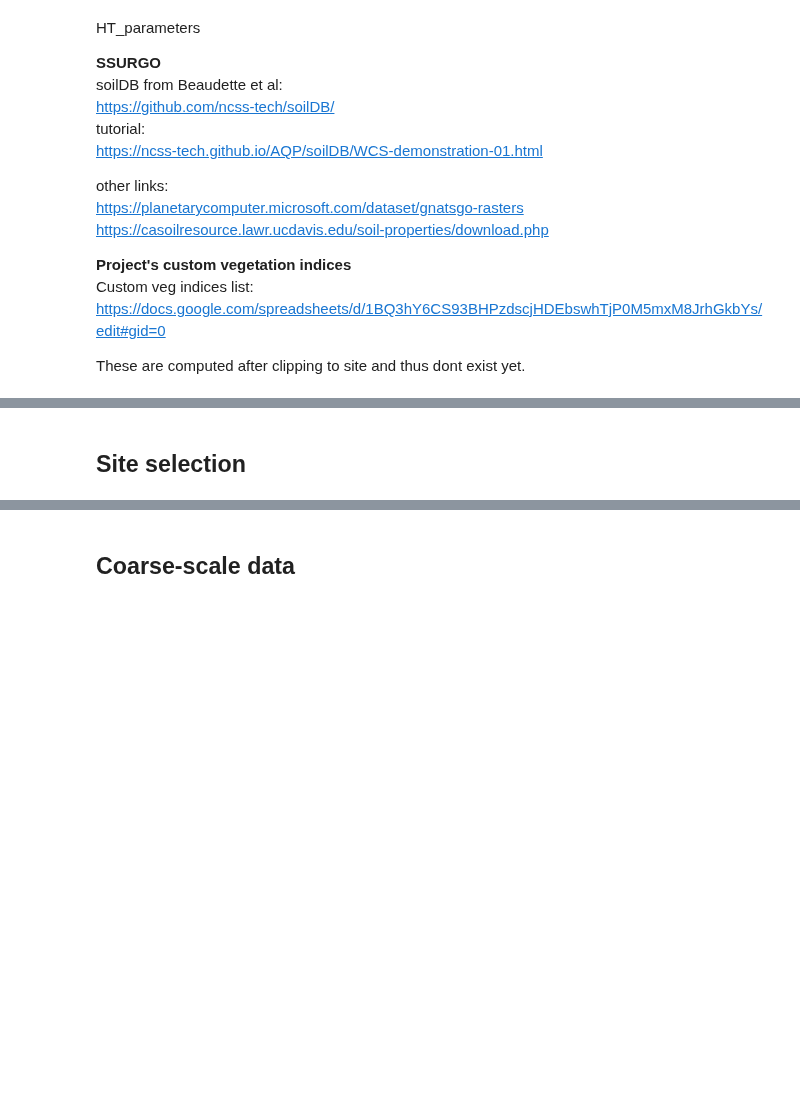
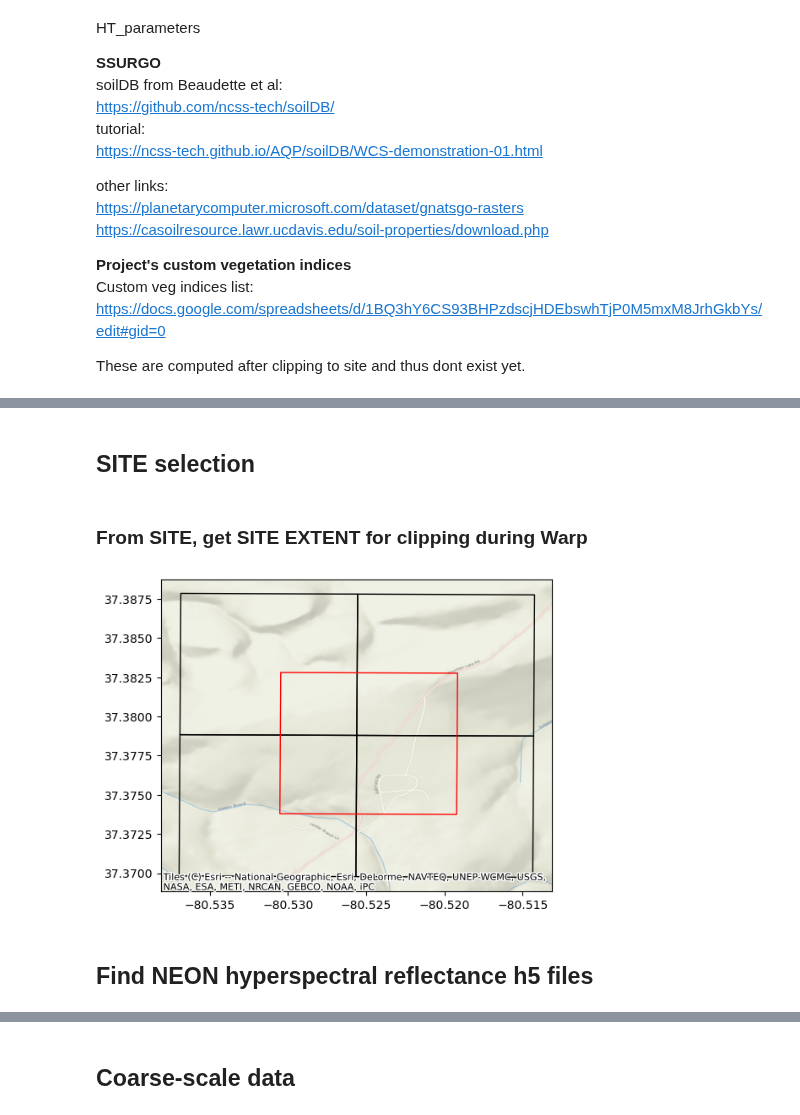
Before and after one commit to pahbs/geoscitools, a Jupyter notebook: stack_NEON_input_example.ipynb, the cells around one changed output, grey strips where cells are left out. Cells and saved outputs as stored; diff of their text form; code cells hidden in the pictures; blank space fills up the shorter version.

```diff
--- a/stack_NEON_input_example.ipynb
+++ b/stack_NEON_input_example.ipynb
@@ -72,3 +72,18 @@ NEON_LIDAR_PRODUCT_DICTIONARY = {
     'DTMGtif': 'DP3.30024.001',
     'FSDGtif': 'DP3.30024.001', #CHM & RUG from Glenn
 }
+
+# Footprints of NEON tiles across all sites (run for LiDAR, should hold for hyperspectral - untested)
+neon_footprints_fn = '/explore/nobackup/people/pmontesa/userfs02/projects/ilab/harding_agb/footprints/footprints_DSM.gpkg'
+neon_footprints_gdf = gpd.read_file(neon_footprints_fn)
+
+# Get 'year' field from 'file' field
+neon_footprints_gdf['year'] = neon_footprints_gdf['file'].str.split('_', expand=True)[0]
+# Get NEON tile identifier needed to find corresponding hyperspectral h5 files (non spatial)
+neon_footprints_gdf['tile_id'] = neon_footprints_gdf['file'].str.split('_', expand=True)[5] + '_' + neon_footprints_gdf['file'].str.split('_', expand=True)[6]
+
+# Read NEON centroids
+NEON_SITES_fn = '/explore/nobackup/people/pmontesa/userfs02/projects/ilab/harding_agb/data/neon_sites_centroids.csv'
+neon_sites_df = pd.read_csv(NEON_SITES_fn)
+
+neon_footprints_gdf.head()
@@ -75,8 +97,57 @@ NEON_LIDAR_PRODUCT_DICTIONARY = {
 # %% [markdown]
-## Site selection
+## SITE selection
 # %%
 SITE_SIZE_m = 1000 # length & width in meters of a site
 SITE = 'MLBS'
 YEAR = '2015'
 REGION = '*' #'D07' # this not acutally needed
 MAINDIR = '/explore/nobackup/projects/ilab/data/AGB'
+# %% [markdown]
+### From SITE, get SITE EXTENT for clipping during Warp
+# %%
+# Subset to site, get a geodataframe
+site_df = neon_sites_df[neon_sites_df.site == SITE]
+site_gdf = gpd.GeoDataFrame(site_df, geometry=gpd.points_from_xy(site_df.lon, site_df.lat))
+
+# Get bbox of length & width SITE_SIZE around a centroid
+site_gdf['left'], site_gdf['bottom'], site_gdf['right'], site_gdf['top'] = site_gdf['field_utm_x'] - (SITE_SIZE_m/2), site_gdf['field_utm_y'] - (SITE_SIZE_m/2), site_gdf['field_utm_x'] + (SITE_SIZE_m/2), site_gdf['field_utm_y'] + (SITE_SIZE_m/2)
+site_geometry = [box(x1, y1, x2, y2) for x1,y1,x2,y2 in zip(site_gdf.left, site_gdf.bottom, site_gdf.right, site_gdf.top)]
+
+# Make site geodataframe in utm
+site_gdf_utm = gpd.GeoDataFrame(site_gdf, geometry=site_geometry, crs=32600 + int(site_df['UTM zone']))
+SITE_UTM_CRS = site_gdf_utm.crs
+
+# Select NEON tiles that intersect the SITE's bbox
+neon_footprints_gdf_subset = gpd.sjoin(neon_footprints_gdf[neon_footprints_gdf.year == YEAR].to_crs(SITE_UTM_CRS), site_gdf_utm, how='inner', predicate='intersects')
+
+# Plot the NEON tiles that intersect the SITE
+ax1 = neon_footprints_gdf_subset.to_crs(4326).plot(facecolor='None', ec='black')
+
+# Plot site extent
+ax1 = site_gdf_utm.to_crs(4326).plot(facecolor='None', ec='r', ax=ax1)
+
+# Show map of site extent
+ax1 = ctx.add_basemap(ax1, crs=4326,
+        #source = ctx.providers.Gaode.Satellite
+        #source = ctx.providers.Esri.WorldShadedRelief
+        #source = ctx.providers.Esri.WorldGrayCanvas
+        source = ctx.providers.Esri.NatGeoWorldMap
+        #source = ctx.providers.Esri.WorldImagery
+        #source = ctx.providers.Esri.DeLorme
+    )
+
+#from shapely.geometry import shape
+#shape(site_gdf_utm['geometry']).bounds
+
+# Get extent as tuple used for warp
+SITE_EXTENT = rasterio.features.bounds(site_gdf_utm['geometry'])
+
+# Convert to list of strings for output dir name
+SITE_EXTENT_LIST = [str(x) for x in SITE_EXTENT]
+
+# Use this list of NEON tile ids to find all NEON hyperspectral h5 files that intersect
+NEON_TILE_ID_LIST = neon_footprints_gdf_subset.tile_id.to_list()
+# %% [output]
+[figure, new version]
+# %% [markdown]
+## Find NEON hyperspectral reflectance h5 files
```
Also changed, not shown: parts of 13 cells of this notebook.
